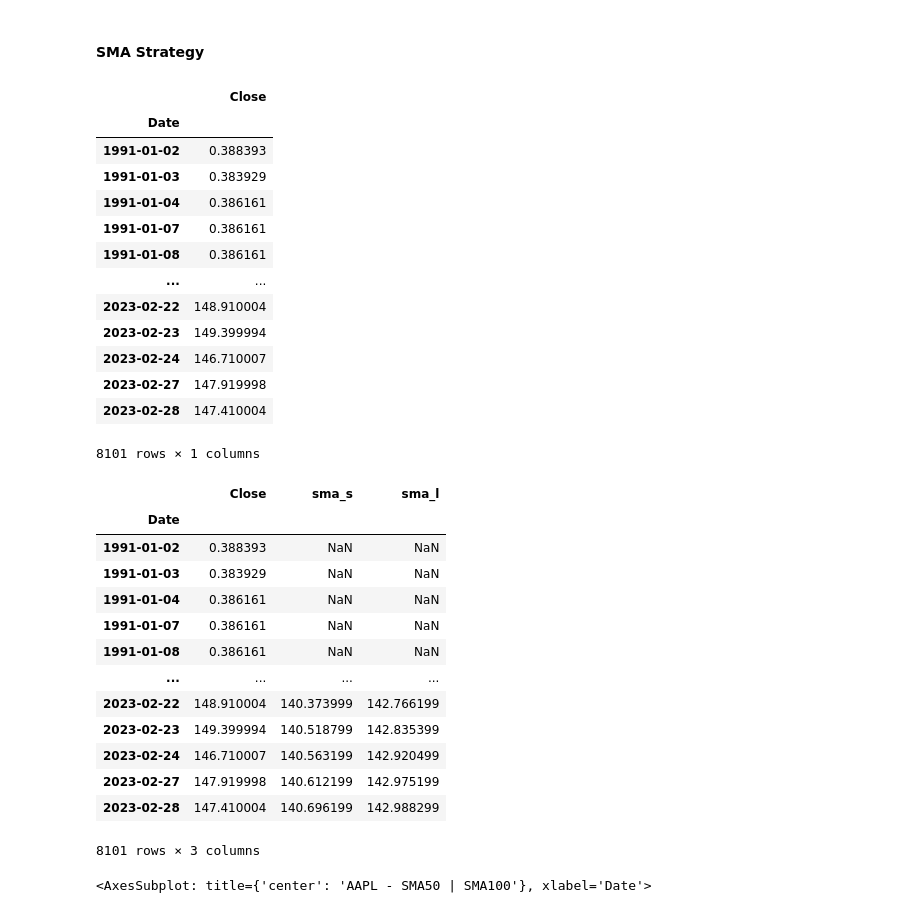
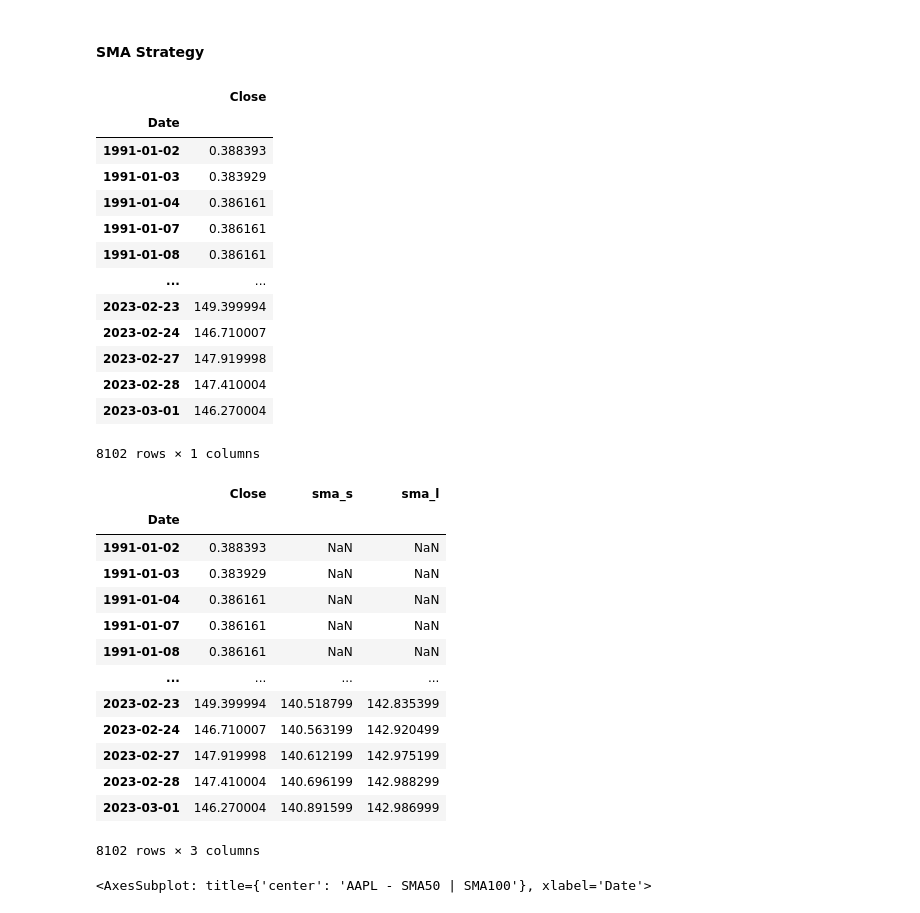
Before and after one commit to Shawnzty/algo-trade, a Jupyter notebook: YT3.ipynb, the cells around one changed output. Drawn from its saved outputs; the diff is of its cells as text; code cells hidden in the pictures.

```diff
--- a/YT3.ipynb
+++ b/YT3.ipynb
@@ -632,24 +632,25 @@ apple.loc[(apple.index<="1997-12-23")]
 # %% [markdown]
 #### SMA Strategy
 # %%
-data = apple.Close.loc[(apple.index>='1991-01-01')]
+# data = apple.Close.loc[(apple.index>='1991-01-01') & (apple.index<='2022-01-06')] # same as YouTube video
+data = apple.Close.loc[apple.index>='1991-01-01']
 data = data.to_frame()
 data
 # %% [output]
 |  | Close |
 | Date |  |
 | 1991-01-02 | 0.388393 |
 | 1991-01-03 | 0.383929 |
 | 1991-01-04 | 0.386161 |
 | 1991-01-07 | 0.386161 |
 | 1991-01-08 | 0.386161 |
 | ... | ... |
-| 2023-02-22 | 148.910004 |
 | 2023-02-23 | 149.399994 |
 | 2023-02-24 | 146.710007 |
 | 2023-02-27 | 147.919998 |
 | 2023-02-28 | 147.410004 |
+| 2023-03-01 | 146.270004 |
-8101 rows × 1 columns
+8102 rows × 1 columns
 # %%
 sma_s = 50
 sma_l = 100
@@ -666,12 +667,12 @@ data
 | 1991-01-07 | 0.386161 | NaN | NaN |
 | 1991-01-08 | 0.386161 | NaN | NaN |
 | ... | ... | ... | ... |
-| 2023-02-22 | 148.910004 | 140.373999 | 142.766199 |
 | 2023-02-23 | 149.399994 | 140.518799 | 142.835399 |
 | 2023-02-24 | 146.710007 | 140.563199 | 142.920499 |
 | 2023-02-27 | 147.919998 | 140.612199 | 142.975199 |
 | 2023-02-28 | 147.410004 | 140.696199 | 142.988299 |
+| 2023-03-01 | 146.270004 | 140.891599 | 142.986999 |
-8101 rows × 3 columns
+8102 rows × 3 columns
 # %%
 data.plot(figsize=(12,8), title="AAPL - SMA{} | SMA{}".format(sma_s, sma_l), fontsize=12)
 # %% [output]
```
Also changed, not shown: parts of 42 cells of this notebook, 1 other file.
